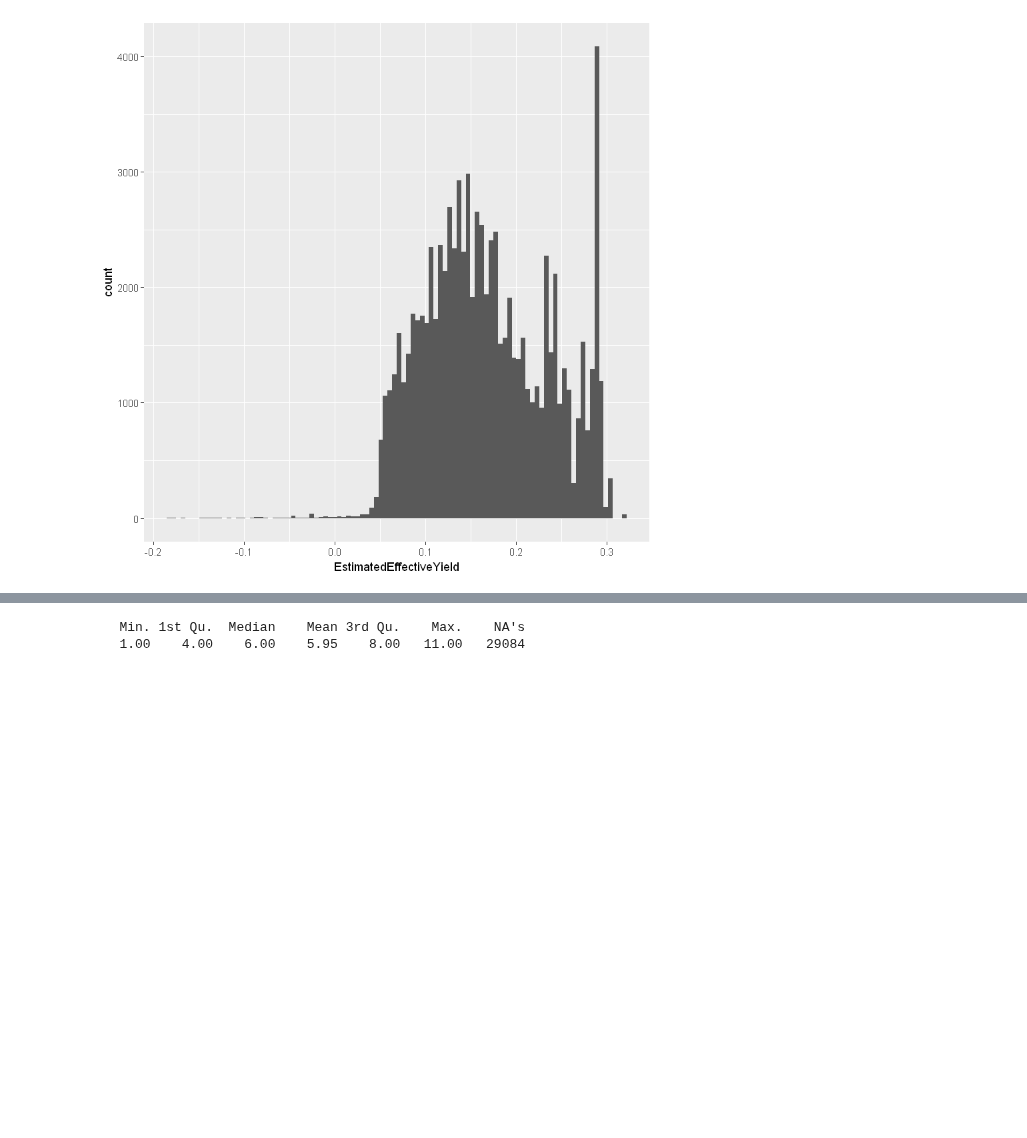
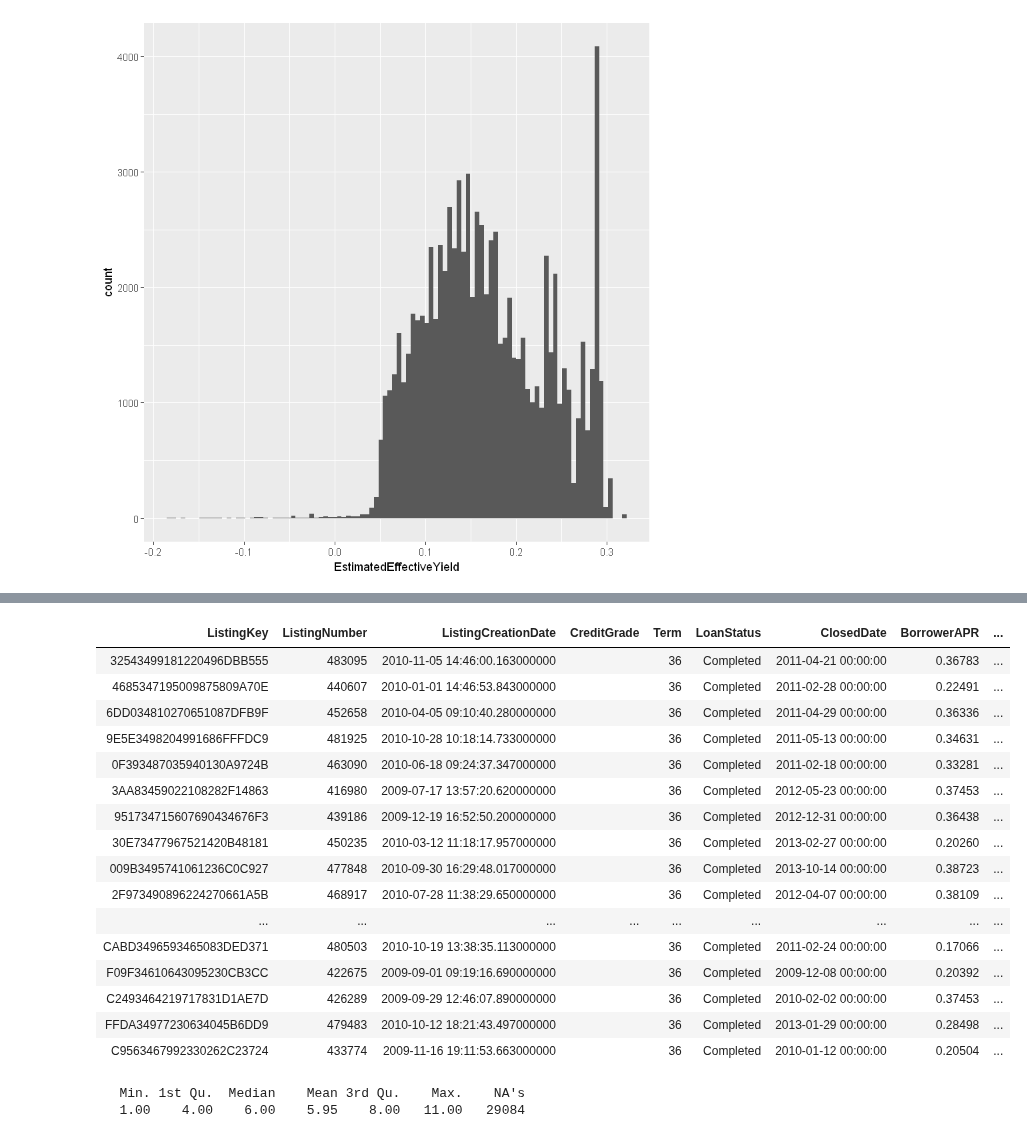
Before and after one commit to timdef/ProsperLoanEDA, a Jupyter notebook: UnivariateExploration.ipynb, the cells around one changed output, grey strips where cells are left out. Drawn from its saved outputs; the diff is of its cells as text; code cells hidden in the pictures; blank space fills up the shorter version.

Commit message:
Expand EstimatedEffectiveYield to explore negative loans.

```diff
--- a/UnivariateExploration.ipynb
+++ b/UnivariateExploration.ipynb
@@ -329,3 +359,26 @@ You can see that this distribution mimics the distribution of APR's but moved sl
+# %%
+datadf %>%
+filter(EstimatedEffectiveYield <0) %>%
+filter (LoanStatus == 'Completed')
+#Need to learn how to deal with dates in R.
+# %% [output]
+| ListingKey | ListingNumber | ListingCreationDate | CreditGrade | Term | LoanStatus | ClosedDate | BorrowerAPR | ... |
+| 32543499181220496DBB555 | 483095 | 2010-11-05 14:46:00.163000000 |  | 36 | Completed | 2011-04-21 00:00:00 | 0.36783 | ... |
+| 4685347195009875809A70E | 440607 | 2010-01-01 14:46:53.843000000 |  | 36 | Completed | 2011-02-28 00:00:00 | 0.22491 | ... |
+| 6DD034810270651087DFB9F | 452658 | 2010-04-05 09:10:40.280000000 |  | 36 | Completed | 2011-04-29 00:00:00 | 0.36336 | ... |
+| 9E5E3498204991686FFFDC9 | 481925 | 2010-10-28 10:18:14.733000000 |  | 36 | Completed | 2011-05-13 00:00:00 | 0.34631 | ... |
+| 0F393487035940130A9724B | 463090 | 2010-06-18 09:24:37.347000000 |  | 36 | Completed | 2011-02-18 00:00:00 | 0.33281 | ... |
+| 3AA83459022108282F14863 | 416980 | 2009-07-17 13:57:20.620000000 |  | 36 | Completed | 2012-05-23 00:00:00 | 0.37453 | ... |
+| 951734715607690434676F3 | 439186 | 2009-12-19 16:52:50.200000000 |  | 36 | Completed | 2012-12-31 00:00:00 | 0.36438 | ... |
+| 30E73477967521420B48181 | 450235 | 2010-03-12 11:18:17.957000000 |  | 36 | Completed | 2013-02-27 00:00:00 | 0.20260 | ... |
+| 009B3495741061236C0C927 | 477848 | 2010-09-30 16:29:48.017000000 |  | 36 | Completed | 2013-10-14 00:00:00 | 0.38723 | ... |
+| 2F973490896224270661A5B | 468917 | 2010-07-28 11:38:29.650000000 |  | 36 | Completed | 2012-04-07 00:00:00 | 0.38109 | ... |
+| ... | ... | ... | ... | ... | ... | ... | ... | ... |
+| CABD3496593465083DED371 | 480503 | 2010-10-19 13:38:35.113000000 |  | 36 | Completed | 2011-02-24 00:00:00 | 0.17066 | ... |
+| F09F34610643095230CB3CC | 422675 | 2009-09-01 09:19:16.690000000 |  | 36 | Completed | 2009-12-08 00:00:00 | 0.20392 | ... |
+| C2493464219717831D1AE7D | 426289 | 2009-09-29 12:46:07.890000000 |  | 36 | Completed | 2010-02-02 00:00:00 | 0.37453 | ... |
+| FFDA34977230634045B6DD9 | 479483 | 2010-10-12 18:21:43.497000000 |  | 36 | Completed | 2013-01-29 00:00:00 | 0.28498 | ... |
+| C9563467992330262C23724 | 433774 | 2009-11-16 19:11:53.663000000 |  | 36 | Completed | 2010-01-12 00:00:00 | 0.20504 | ... |
 # %%
 summary(datadf$ProsperScore)
 ggplot(datadf, aes(ProsperScore)) + geom_histogram()
```
Also changed, not shown: parts of 4 cells of this notebook.
